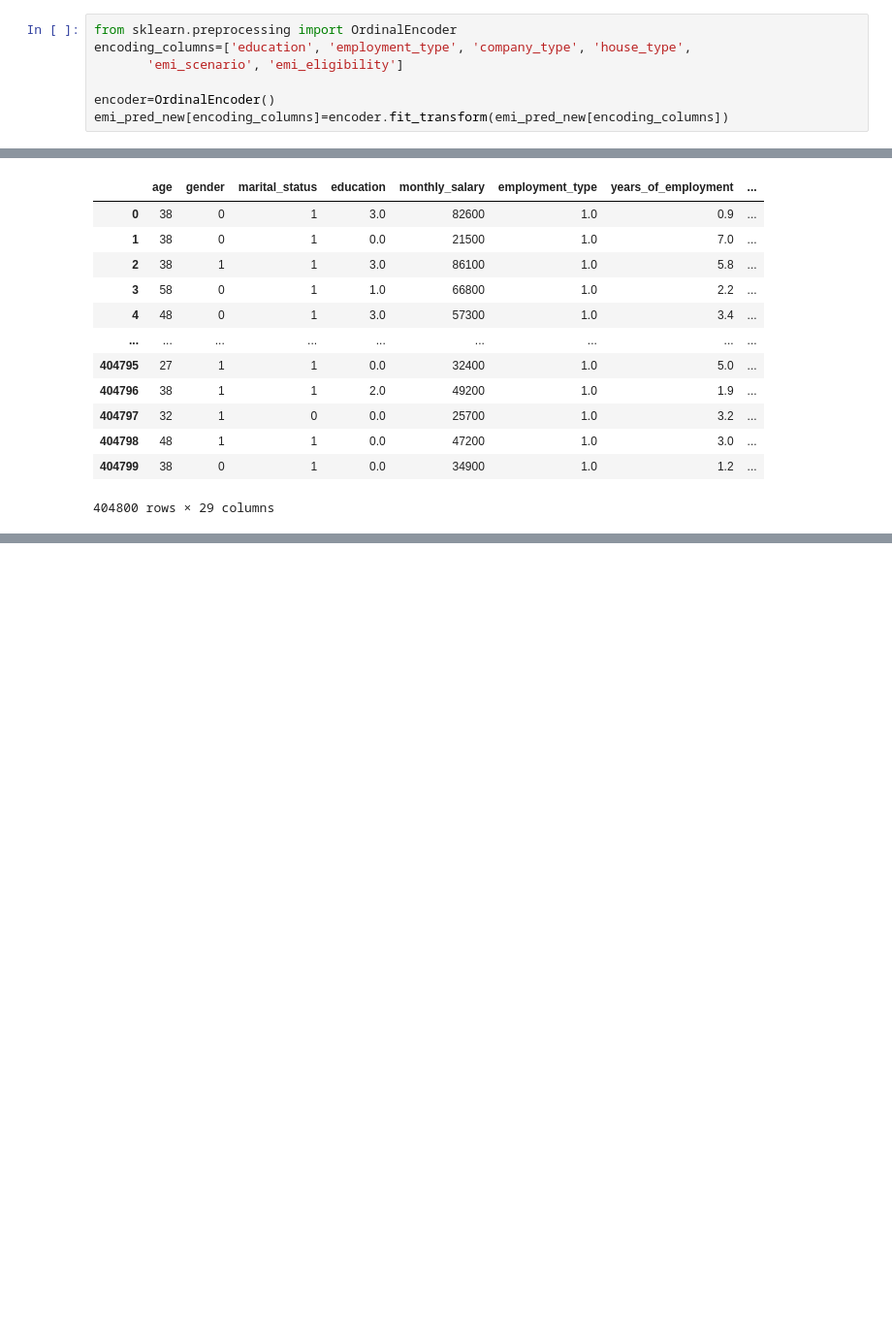
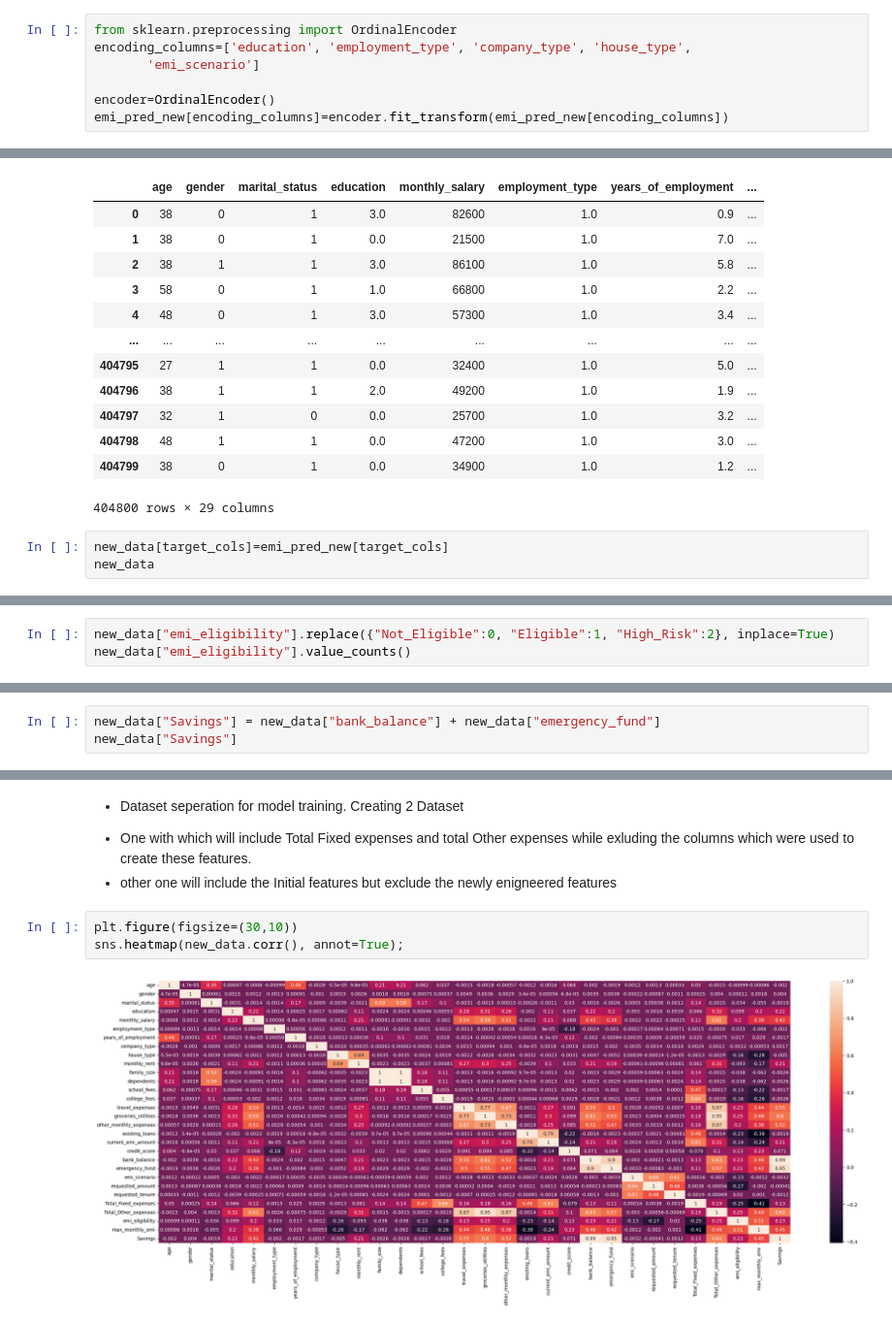
Before and after one commit to sushantkas/Project-5, a Jupyter notebook: EDA_processing.ipynb, the cells around one changed output, grey strips where cells are left out. Shown at 97% size. Saved outputs shown, nothing was run; the diff lists cells and outputs as text; blank space fills up the shorter version.

```diff
--- a/EDA_processing.ipynb
+++ b/EDA_processing.ipynb
@@ -800,7 +781,7 @@ Index(['education', 'employment_type', 'company_type', 'house_type',
 # %%
 from sklearn.preprocessing import OrdinalEncoder
 encoding_columns=['education', 'employment_type', 'company_type', 'house_type',
-       'emi_scenario', 'emi_eligibility']
+       'emi_scenario']
 
 encoder=OrdinalEncoder()
 emi_pred_new[encoding_columns]=encoder.fit_transform(emi_pred_new[encoding_columns])
@@ -830,3 +811,6 @@ emi_pred_new
 | 404798 | 48 | 1 | 1 | 0.0 | 47200 | 1.0 | 3.0 | ... |
 | 404799 | 38 | 0 | 1 | 0.0 | 34900 | 1.0 | 1.2 | ... |
 404800 rows × 29 columns
+# %%
+new_data[target_cols]=emi_pred_new[target_cols]
+new_data
@@ -832,0 +838,3 @@ emi_pred_new
+# %%
+new_data["emi_eligibility"].replace({"Not_Eligible":0, "Eligible":1, "High_Risk":2}, inplace=True)
+new_data["emi_eligibility"].value_counts()
@@ -832,0 +846,3 @@ emi_pred_new
+# %%
+new_data["Savings"] = new_data["bank_balance"] + new_data["emergency_fund"]
+new_data["Savings"]
@@ -833 +862,10 @@ emi_pred_new
+# %% [markdown]
+* Dataset seperation for model training. Creating 2 Dataset
+- One with which will include Total Fixed expenses and total Other expenses while exluding the columns which were used to create these features.
+- other one will include the Initial features but exclude the newly enigneered features
+# %%
+plt.figure(figsize=(30,10))
+sns.heatmap(new_data.corr(), annot=True);
+# %% [output]
+[figure, added]
 # %%
```
Also changed, not shown: parts of 47 cells of this notebook.
